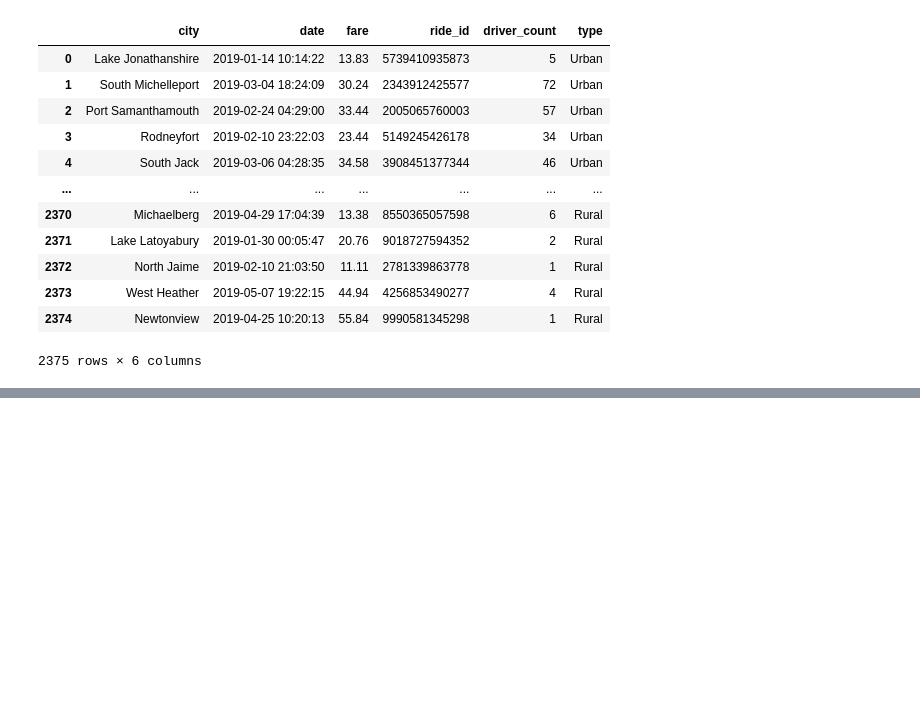
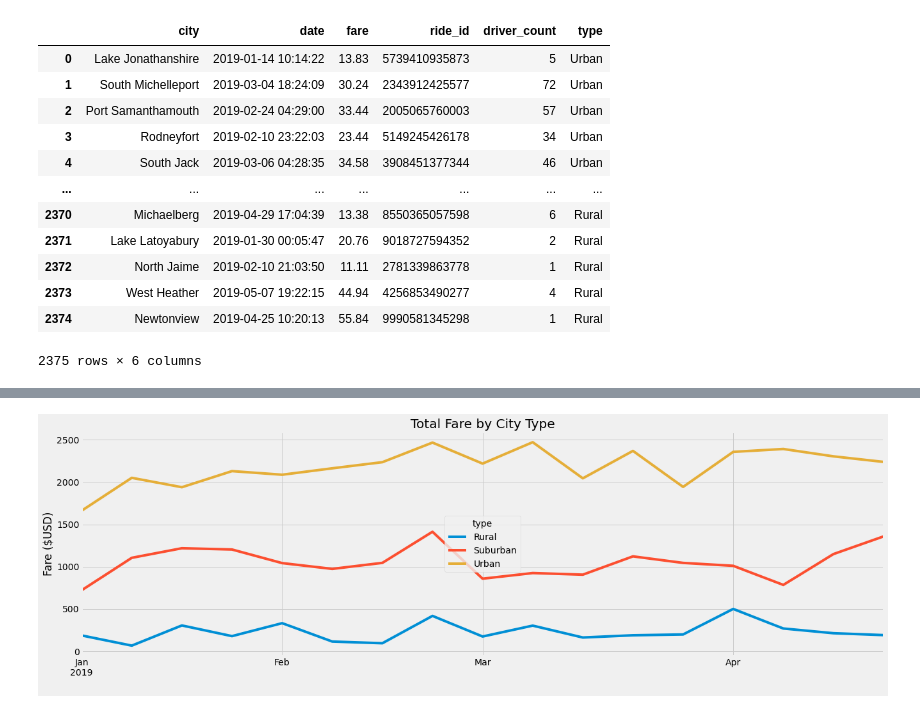
Before and after one commit to mewers2/PyBer_Analysis, a Jupyter notebook: PyBer_Challenge.ipynb, the cells around one changed output, grey strips where cells are left out. Saved outputs shown, nothing was run; the diff lists cells and outputs as text; code cells hidden in the pictures; blank space fills up the shorter version.

Commit message:
Adding final PyBer Analysis code and Analysis folder.

```diff
--- a/PyBer_Challenge.ipynb
+++ b/PyBer_Challenge.ipynb
@@ -186,3 +181,5 @@ new_pyber_data_df
 2375 rows × 3 columns
 # %%
 # 5. Create a new DataFrame from the pivot table DataFrame using loc on the given dates, '2019-01-01':'2019-04-29'.
+jan_apr_2019_df = pivot_pyber_data_df.loc['2019-01-01':'2019-04-29']
+jan_apr_2019_df
@@ -189,3 +201,5 @@ new_pyber_data_df
 # %%
 # 6. Set the "date" index to datetime datatype. This is necessary to use the resample() method in Step 8.
 # df.index = pd.to_datetime(df.index)
+jan_apr_2019_df.index = pd.to_datetime(jan_apr_2019_df.index)
+jan_apr_2019_df
@@ -194,2 +235,4 @@ new_pyber_data_df
 # %%
 # 8. Create a new DataFrame using the "resample()" function by week 'W' and get the sum of the fares for each week.
+jan_apr_2019_weekly_df = jan_apr_2019_df.resample("W").sum()
+jan_apr_2019_weekly_df.head(10)
@@ -196,7 +252,17 @@ new_pyber_data_df
 # %%
 # 8. Using the object-oriented interface method, plot the resample DataFrame using the df.plot() function.
 
 # Import the style from Matplotlib.
 from matplotlib import style
 # Use the graph style fivethirtyeight.
 style.use('fivethirtyeight')
+
+weekly_fares = jan_apr_2019_weekly_df.plot(figsize = (20,6))
+
+weekly_fares.set_title("Total Fare by City Type")
+weekly_fares.set_ylabel("Fare ($USD)")
+weekly_fares.set_xlabel(" ")
+
+plt.savefig("Analysis/PyBer_fare_summary.png")
+# %% [output]
+[figure, added]
```
Also changed, not shown: parts of 6 cells of this notebook, 2 other files.
